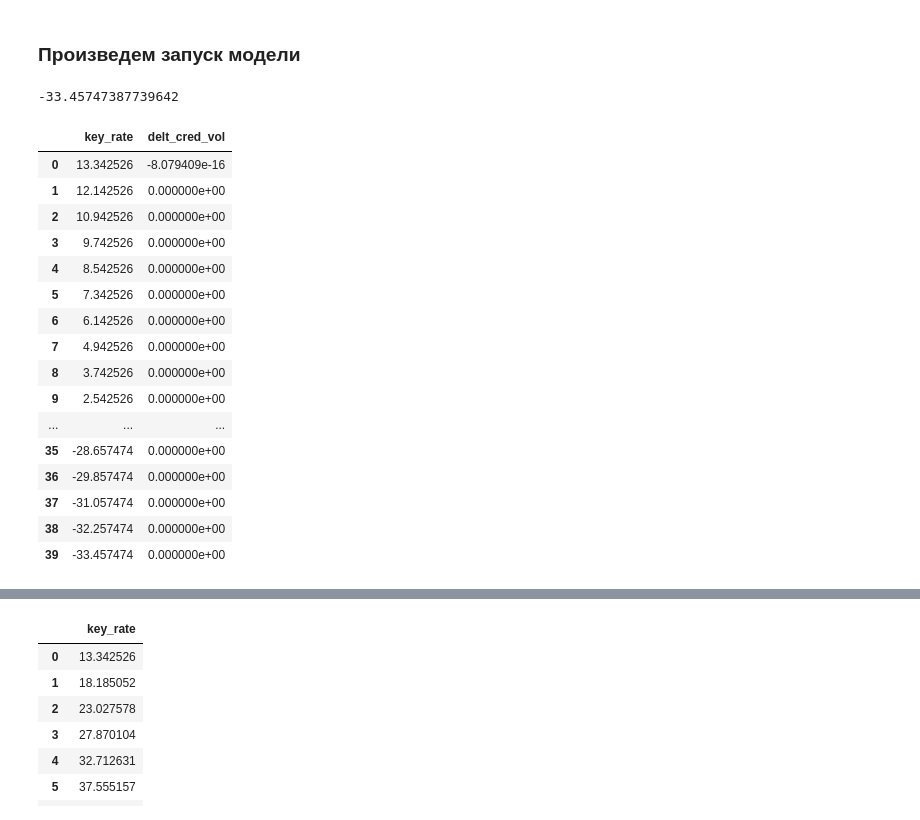
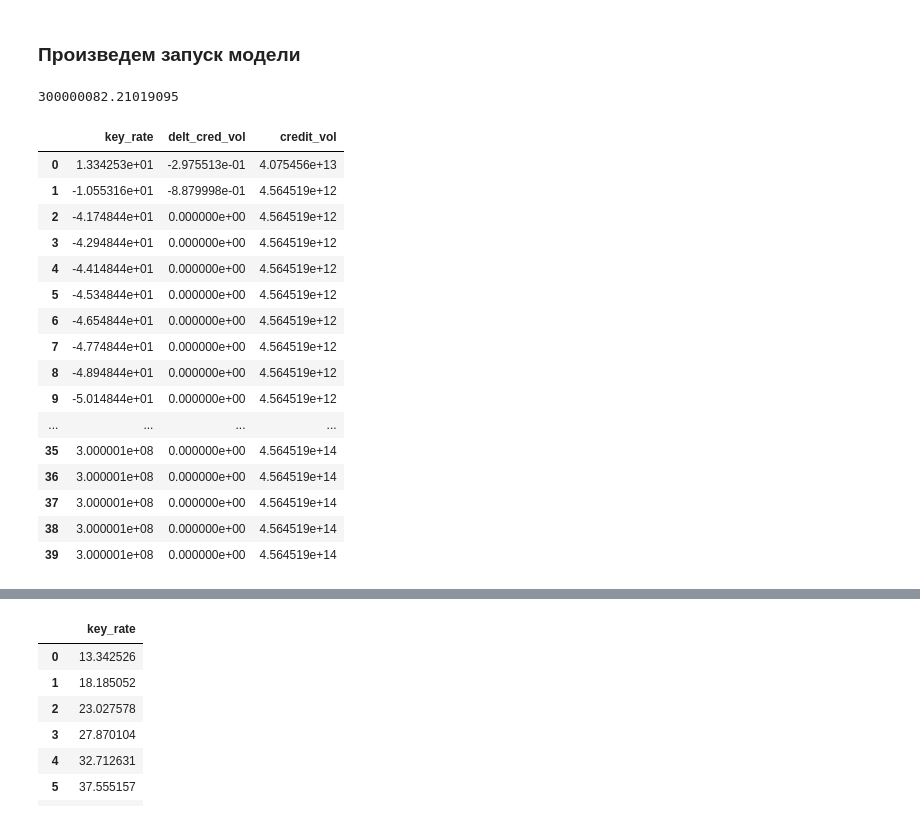
Before and after one commit to archimedes1515/coursework, a Jupyter notebook: KR.ipynb, the cells around one changed output, grey strips where cells are left out. Saved outputs shown, nothing was run; the diff lists cells and outputs as text; code cells hidden in the pictures.

```diff
--- a/KR.ipynb
+++ b/KR.ipynb
@@ -230,12 +230,16 @@ class BankSysAgent(Agent):
 
 
         else:
-            self.model.credit_rate_sum, self.model.deposit_rate_sum = 0, 0
-            for a in self.model.schedule.agents:
-                if a.agent_type == 'Bank':
-                    self.model.credit_rate_sum += self.model.credit_rate_dict[a.name] # .get(a.name, 0)
-                    self.model.deposit_rate_sum += self.model.deposit_rate_dict[a.name] # .get(a.name, 0)
-            mean_bank_credit_rate = credit_rate_sum / self.model.num_banks # считаем среднерыночную ставку
+            self.model.credit_rate_sum, self.model.deposit_rate_sum = \
+            sum(self.model.credit_rate_dict.values()), sum(self.model.deposit_rate_dict.values())
+#             for a in self.model.schedule.agents:
+#                 if a.agent_type == 'Bank':
+#                     self.model.credit_rate_sum += self.model.credit_rate_dict[a.name] # .get(a.name, 0)
+#                     self.model.deposit_rate_sum += self.model.deposit_rate_dict[a.name] # .get(a.name, 0)
+            # print(self.model.credit_rate_dict)
+#             print(self.model.credit_rate_dict.values())
+#             print(sum(self.model.credit_rate_dict.values()), credit_rate_sum)
+            mean_bank_credit_rate = self.model.credit_rate_sum / self.model.num_banks # считаем среднерыночную ставку
                                                                     # и объем взятых ЧС кредитов
             self.model.credit_vol = self.model.credit_vol_calc(mean_bank_credit_rate,
                                                                self.model.pelast, self.model.start_balance,
@@ -328,9 +332,9 @@ class BankSysModel(Model):
                 self.schedule.add(a)
 
         self.datacollector = DataCollector(
-            # agent_reporters={'CBMoney': 'CBMoney'},
             model_reporters={'key_rate': 'key_rate_t',
-                             'delt_cred_vol': 'delt_cred_vol'},
+                             'delt_cred_vol': 'delt_cred_vol',
+                            'credit_vol' : 'credit_vol'},
             tables={'CreditRates': banks_names,
                    'DepositRates': banks_names,
                    'CreditPortfolios': banks_names,
@@ -340,8 +344,6 @@ class BankSysModel(Model):
         ) # для сбора данных по прогону модели
 
     def step(self):
-#         self.datacollector.add_table_row('CreditRates', credit_rate_dict)
-#         self.datacollector.add_table_row('DepositRates', deposit_rate_dict)
         self.schedule.step()
         self.datacollector.collect(self)
         self.datacollector.add_table_row('CreditRates', credit_rate_dict)
@@ -488,7 +478,7 @@ for i in range(40):
 # %%
 model.key_rate_t
 # %% [output]
--33.45747387739642
+300000082.21019095
 # %%
 CreditRates_data = model.datacollector.get_table_dataframe('CreditRates')
 DepositRates_data = model.datacollector.get_table_dataframe('DepositRates')
@@ -496,27 +486,24 @@ CreditPortfolios_data = model.datacollector.get_table_dataframe('CreditPortfolio
 DepositPortfolios_data = model.datacollector.get_table_dataframe('DepositPortfolios')
 CBMoney_data = model.datacollector.get_table_dataframe('CBMoney')
 BankProfit_optimiz_data = model.datacollector.get_table_dataframe('BankProfit_optimiz')
-#delt_cred_vol
-key_rate = model.datacollector.get_model_vars_dataframe()
-# opinion_data.T.stack().T.plot(legend=False, figsize=(12,6))
-# plt.show()
+other_vars = model.datacollector.get_model_vars_dataframe()
 # %%
-key_rate
+other_vars
 # %% [output]
-|  | key_rate | delt_cred_vol |
-| 0 | 13.342526 | -8.079409e-16 |
-| 1 | 12.142526 | 0.000000e+00 |
-| 2 | 10.942526 | 0.000000e+00 |
-| 3 | 9.742526 | 0.000000e+00 |
-| 4 | 8.542526 | 0.000000e+00 |
-| 5 | 7.342526 | 0.000000e+00 |
-| 6 | 6.142526 | 0.000000e+00 |
-| 7 | 4.942526 | 0.000000e+00 |
-| 8 | 3.742526 | 0.000000e+00 |
-| 9 | 2.542526 | 0.000000e+00 |
-| ... | ... | ... |
-| 35 | -28.657474 | 0.000000e+00 |
-| 36 | -29.857474 | 0.000000e+00 |
-| 37 | -31.057474 | 0.000000e+00 |
-| 38 | -32.257474 | 0.000000e+00 |
-| 39 | -33.457474 | 0.000000e+00 |
+|  | key_rate | delt_cred_vol | credit_vol |
+| 0 | 1.334253e+01 | -2.975513e-01 | 4.075456e+13 |
+| 1 | -1.055316e+01 | -8.879998e-01 | 4.564519e+12 |
+| 2 | -4.174844e+01 | 0.000000e+00 | 4.564519e+12 |
+| 3 | -4.294844e+01 | 0.000000e+00 | 4.564519e+12 |
+| 4 | -4.414844e+01 | 0.000000e+00 | 4.564519e+12 |
+| 5 | -4.534844e+01 | 0.000000e+00 | 4.564519e+12 |
+| 6 | -4.654844e+01 | 0.000000e+00 | 4.564519e+12 |
+| 7 | -4.774844e+01 | 0.000000e+00 | 4.564519e+12 |
+| 8 | -4.894844e+01 | 0.000000e+00 | 4.564519e+12 |
+| 9 | -5.014844e+01 | 0.000000e+00 | 4.564519e+12 |
+| ... | ... | ... | ... |
+| 35 | 3.000001e+08 | 0.000000e+00 | 4.564519e+14 |
+| 36 | 3.000001e+08 | 0.000000e+00 | 4.564519e+14 |
+| 37 | 3.000001e+08 | 0.000000e+00 | 4.564519e+14 |
+| 38 | 3.000001e+08 | 0.000000e+00 | 4.564519e+14 |
+| 39 | 3.000001e+08 | 0.000000e+00 | 4.564519e+14 |
```
Also changed, not shown: parts of 29 cells of this notebook.
